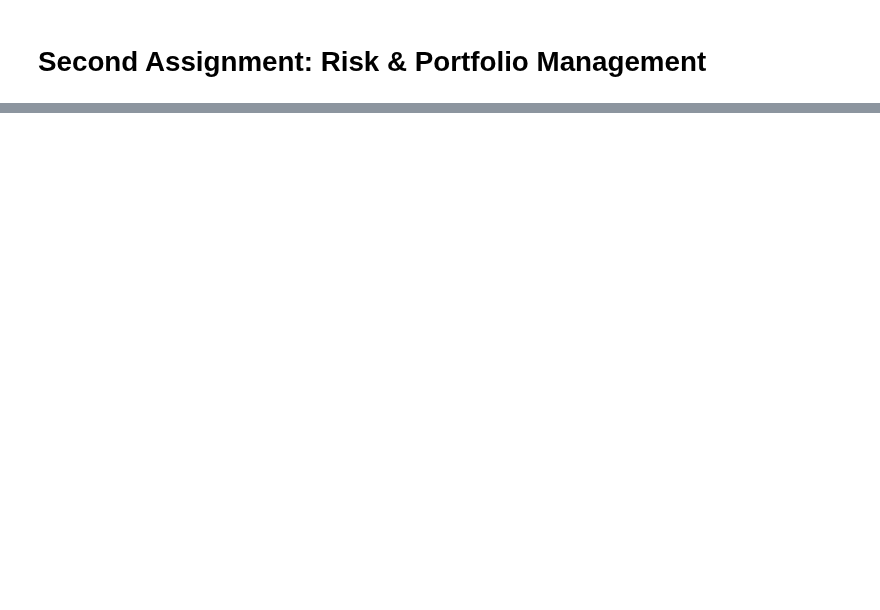
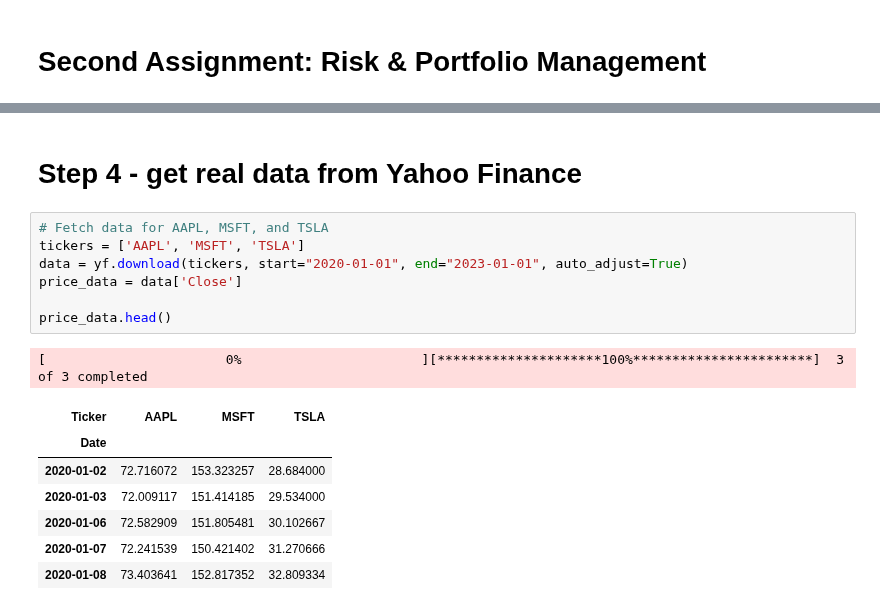
Before and after one commit to montarelab/quant-programming, a Jupyter notebook: second-assignment/main.ipynb, the cells around one changed output, grey strips where cells are left out. Cells and saved outputs as stored; diff of their text form; blank space fills up the shorter version.

```diff
--- a/second-assignment/main.ipynb
+++ b/second-assignment/main.ipynb
@@ -125,0 +158,18 @@ plt.show()
+# %% [markdown]
+# Step 4 - get real data from Yahoo Finance
+# %%
+# Fetch data for AAPL, MSFT, and TSLA
+tickers = ['AAPL', 'MSFT', 'TSLA']
+data = yf.download(tickers, start="2020-01-01", end="2023-01-01", auto_adjust=True)
+price_data = data['Close']
+
+price_data.head()
+# %% [output]
+[                       0%                       ][*********************100%***********************]  3 of 3 completed
+| Ticker | AAPL | MSFT | TSLA |
+| Date |  |  |  |
+| 2020-01-02 | 72.716072 | 153.323257 | 28.684000 |
+| 2020-01-03 | 72.009117 | 151.414185 | 29.534000 |
+| 2020-01-06 | 72.582909 | 151.805481 | 30.102667 |
+| 2020-01-07 | 72.241539 | 150.421402 | 31.270666 |
+| 2020-01-08 | 73.403641 | 152.817352 | 32.809334 |
```
Also changed, not shown: parts of 22 cells of this notebook, 1 other file.
